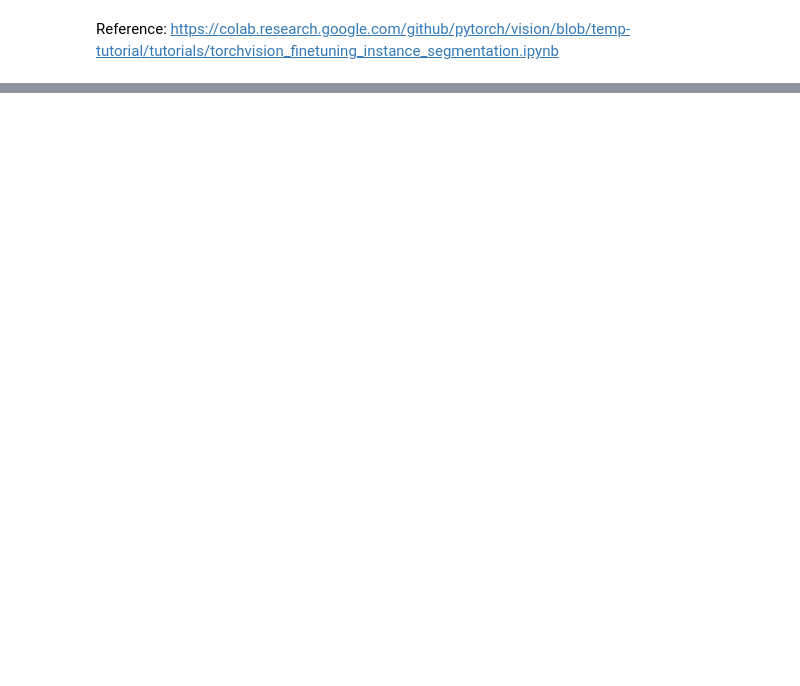
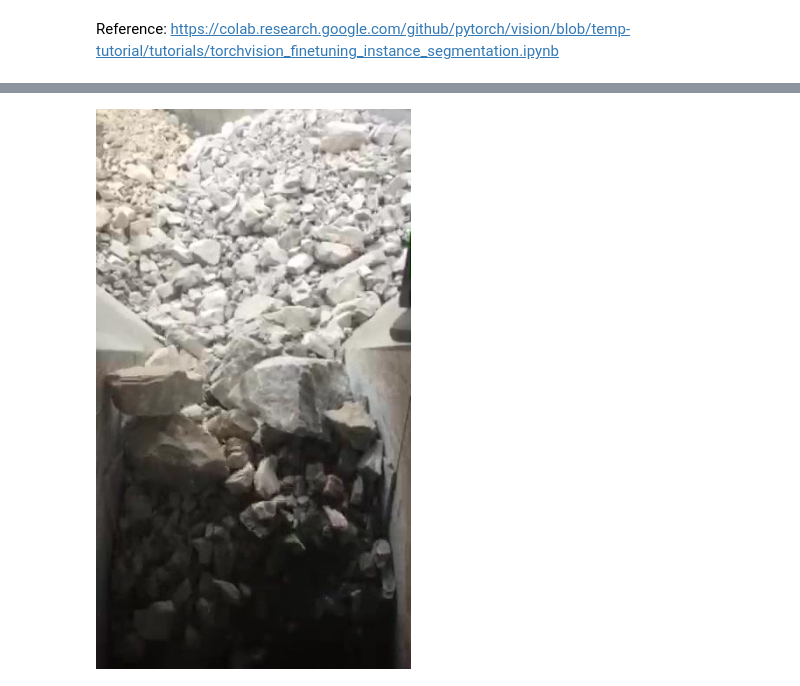
Before and after one commit to TienLungSun/PyTorch-deep-learning, a Jupyter notebook: 8.3 FasterRCNN fine tune.ipynb, the cells around one changed output, grey strips where cells are left out. Cells and saved outputs as stored; diff of their text form; code cells hidden in the pictures; blank space fills up the shorter version.

```diff
--- a/8.3 FasterRCNN fine tune.ipynb
+++ b/8.3 FasterRCNN fine tune.ipynb
@@ -137,0 +231,25 @@ writer.close()
+# %%
+# use our dataset and defined transformations
+dataset = StoneDataset('/content/gdrive/MyDrive/Object Detection Image Folder/', get_transform(train=True))
+dataset_test = StoneDataset('/content/gdrive/MyDrive/Object Detection Image Folder/', get_transform(train=False))
+
+# split the dataset in train and test set
+torch.manual_seed(1)
+indices = torch.randperm(len(dataset)).tolist()
+dataset = torch.utils.data.Subset(dataset, indices[:-50])
+dataset_test = torch.utils.data.Subset(dataset_test, indices[-50:])
+
+# define training and validation data loaders
+data_loader = torch.utils.data.DataLoader(
+    dataset,
+    batch_size=2,
+    shuffle=True,
+    num_workers=4,
+    collate_fn=utils.collate_fn)
+
+data_loader_test = torch.utils.data.DataLoader(
+    dataset_test,
+    batch_size=1,
+    shuffle=False,
+    num_workers=4,
+    collate_fn=utils.collate_fn)
@@ -137,0 +302,7 @@ writer.close()
+# %%
+# pick one image from the test set
+img, _ = dataset_test[0]
+# put the model in evaluation mode
+model.eval()
+with torch.no_grad():
+  prediction = model([img.to(device)])
@@ -137,0 +329,4 @@ writer.close()
+# %%
+Image.fromarray(img.mul(255).permute(1, 2, 0).byte().numpy())
+# %% [output]
+[figure, added]
```
Also changed, not shown: parts of 23 cells of this notebook.
